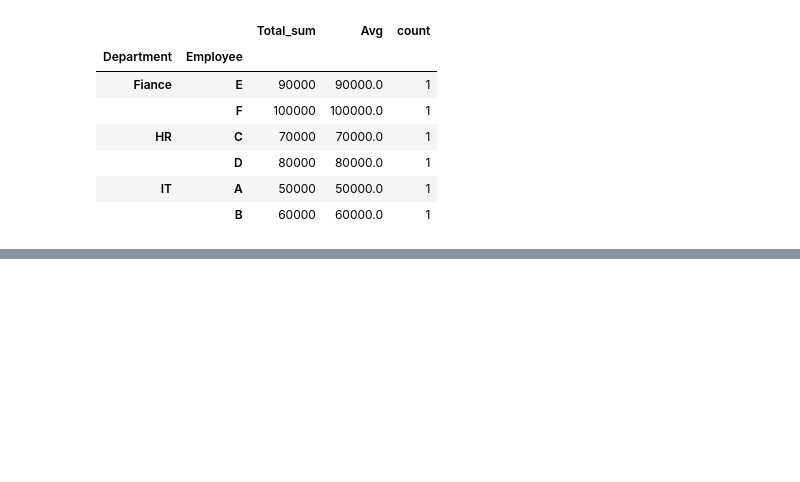
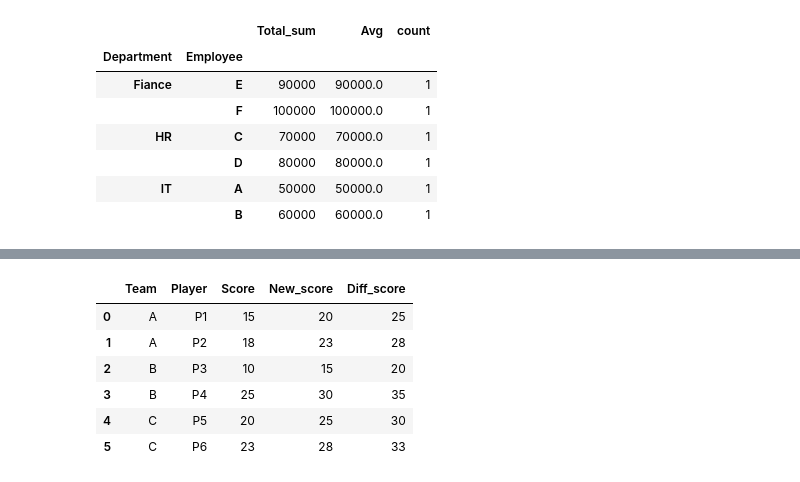
Before and after one commit to shivanimarakana2412-lang/New, a Jupyter notebook: Analysis/day7_pandas.ipynb, the cells around one changed output, grey strips where cells are left out. Saved outputs shown, nothing was run; the diff lists cells and outputs as text; code cells hidden in the pictures; blank space fills up the shorter version.

```diff
--- a/Numpy_Pandas/day7_pandas.ipynb
+++ b/Analysis/day7_pandas.ipynb
@@ -336,0 +339,6 @@ df_hr.groupby(by = ["Department" , "Employee"])["Salery"].agg(Total_sum = "sum"
+# %%
+df = pd.DataFrame({
+   "Team"    : ['A' , 'A' , 'B' , 'B' , 'C' , 'C'] ,
+    "Player" : ['P1' , 'P2' , 'P3' , 'P4' , 'P5' , 'P6'] ,
+    "Score"  : [15 , 18 , 10 , 25 , 20 , 23]
+})
@@ -336,0 +406,16 @@ df_hr.groupby(by = ["Department" , "Employee"])["Salery"].agg(Total_sum = "sum"
+# %%
+def disp(n):
+    return n + 10
+
+df["Diff_score"] = df["Score"].transform(disp) # add 10 in score and add 1 new columns of Diff score by UDF
+df
+# %%
+df
+# %% [output]
+|  | Team | Player | Score | New_score | Diff_score |
+| 0 | A | P1 | 15 | 20 | 25 |
+| 1 | A | P2 | 18 | 23 | 28 |
+| 2 | B | P3 | 10 | 15 | 20 |
+| 3 | B | P4 | 25 | 30 | 35 |
+| 4 | C | P5 | 20 | 25 | 30 |
+| 5 | C | P6 | 23 | 28 | 33 |
```
Also changed, not shown: parts of 12 cells of this notebook, 9 other files.
